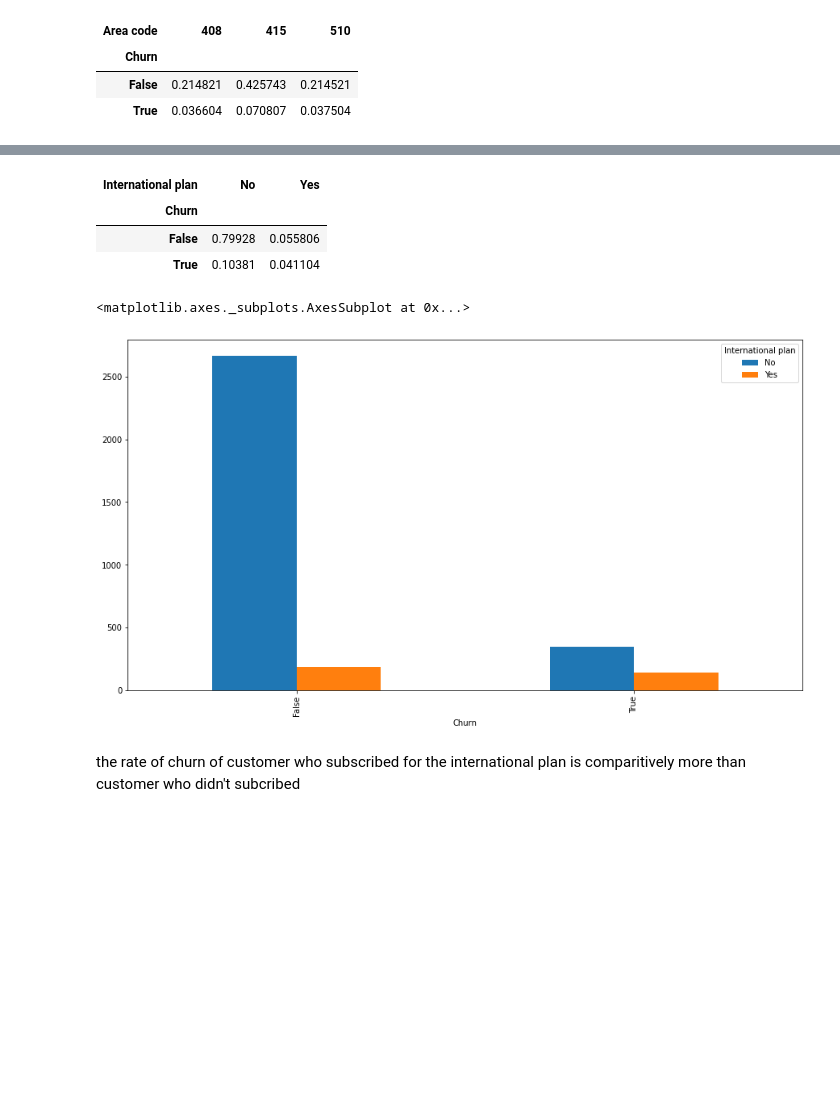
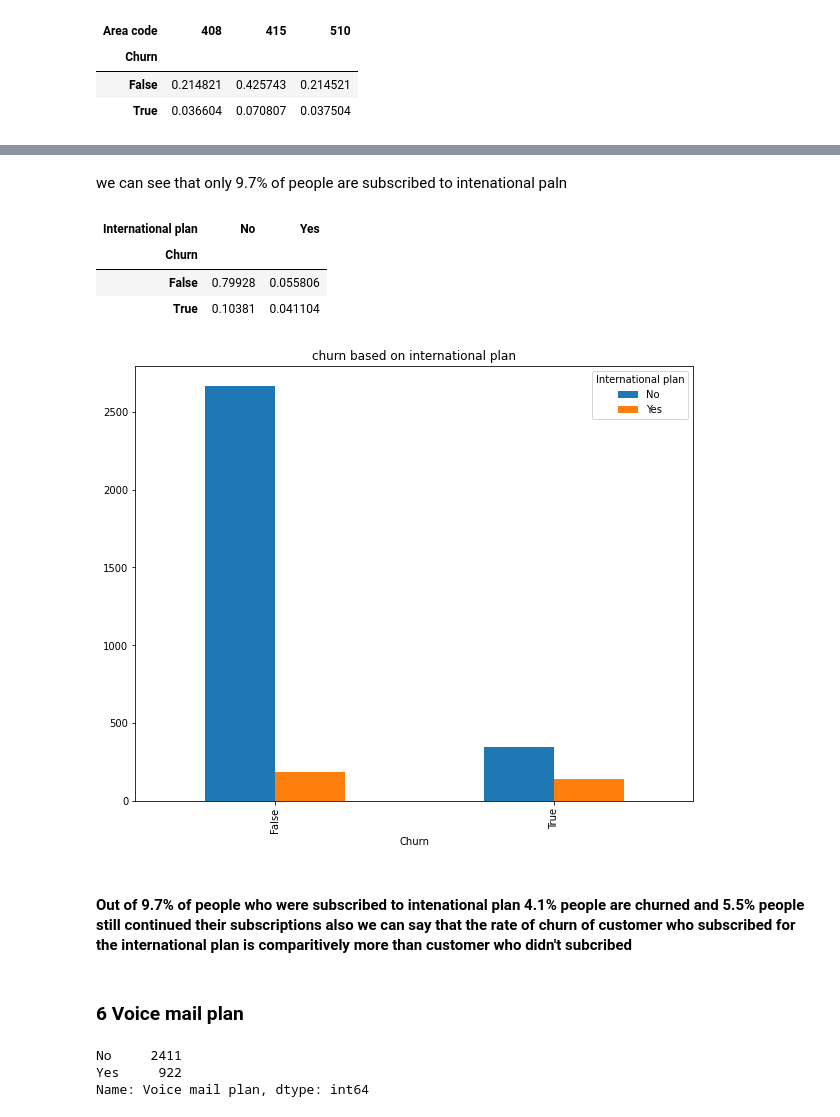
Before and after one commit to pavi-1994/telecom_churn_analysis, a Jupyter notebook: Telecom_Churn_Analysis_Capstone_Project.ipynb, the cells around one changed output, grey strips where cells are left out. Cells and saved outputs as stored; diff of their text form; code cells hidden in the pictures; blank space fills up the shorter version.

```diff
--- a/Telecom_Churn_Analysis_Capstone_Project.ipynb
+++ b/Telecom_Churn_Analysis_Capstone_Project.ipynb
@@ -301,3 +340,5 @@ pd.crosstab(telecom_df["Churn"], telecom_df["Area code"]).plot(kind='bar')
+# %% [markdown]
+we can see that only 9.7% of people are subscribed to intenational paln
 # %%
 pd.crosstab(telecom_df["Churn"], telecom_df["International plan"],normalize= True)
 # %% [output]
@@ -307,8 +348,17 @@ pd.crosstab(telecom_df["Churn"], telecom_df["International plan"],normalize= Tru
 | True | 0.10381 | 0.041104 |
 # %%
 pd.crosstab(telecom_df["Churn"], telecom_df["International plan"]).plot(kind="bar")
+plt.title('churn based on international plan')
+plt.show()
 # %% [output]
-<matplotlib.axes._subplots.AxesSubplot at 0x...>
-[figure, old version]
+[figure, new version]
 # %% [markdown]
-the rate of churn of customer who subscribed for the international plan is comparitively more than customer who didn't subcribed
+#### Out of 9.7% of people who were subscribed to intenational plan 4.1% people are churned  and 5.5% people still continued their subscriptions also we can say that the rate of churn of customer who subscribed for the international plan is comparitively more than customer who didn't subcribed
+# %% [markdown]
+###  6 **Voice mail plan**
+# %%
+telecom_df['Voice mail plan'].value_counts()
+# %% [output]
+No     2411
+Yes     922
+Name: Voice mail plan, dtype: int64
```
Also changed, not shown: parts of 55 cells of this notebook.
